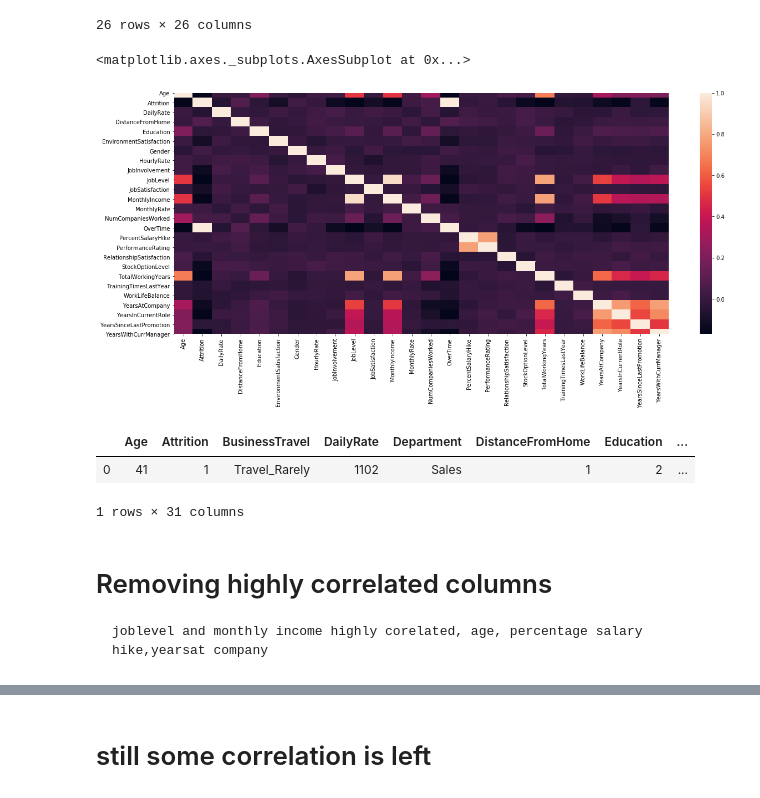
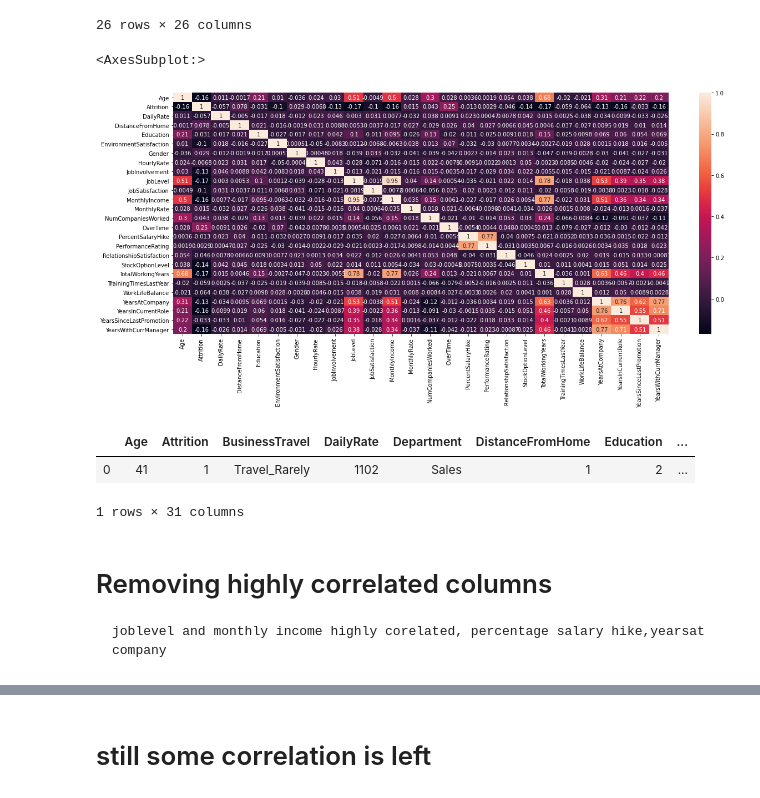
Before and after one commit to tusharraju12/HR-Employee-Attrition-, a Jupyter notebook: HR_Employee_Attrition_Data.ipynb, the cells around one changed output, grey strips where cells are left out. Drawn from its saved outputs; the diff is of its cells as text; code cells hidden in the pictures.

```diff
--- a/HR_Employee_Attrition_Data.ipynb
+++ b/HR_Employee_Attrition_Data.ipynb
@@ -156,5 +117,5 @@ array(['Yes', 'No'], dtype=object)
 # %%
-df['OverTime'] = df.Attrition.map({'No':0,'Yes':1})
+df['OverTime'] = df.OverTime.map({'No':0,'Yes':1})
 # %%
 # encoding 'Attrtion'
 df['Attrition'] = df.Attrition.map({'No':0,'Yes':1})
@@ -203,10 +164,10 @@ cor
 26 rows × 26 columns
 # %%
 plt.figure(figsize=(20,8)) #joblevel and monthly income highly corelated, age, percentage salary hike,yearsat company
-sns.heatmap(cor)#yearsince lasrt promotion
+sns.heatmap(cor, annot=True)#yearsince lasrt promotion
 # %% [output]
-<matplotlib.axes._subplots.AxesSubplot at 0x...>
+<AxesSubplot:>
-[figure, old version]
+[figure, new version]
 # %%
 df.head(1)
 # %% [output]
@@ -215,5 +176,5 @@ df.head(1)
 1 rows × 31 columns
 # %% [markdown]
 # Removing  highly correlated  columns
-    joblevel and monthly income highly corelated, age, percentage salary hike,yearsat company
+    joblevel and monthly income highly corelated, percentage salary hike,yearsat company
 # %%
```
Also changed, not shown: parts of 61 cells of this notebook, 2 other files.
